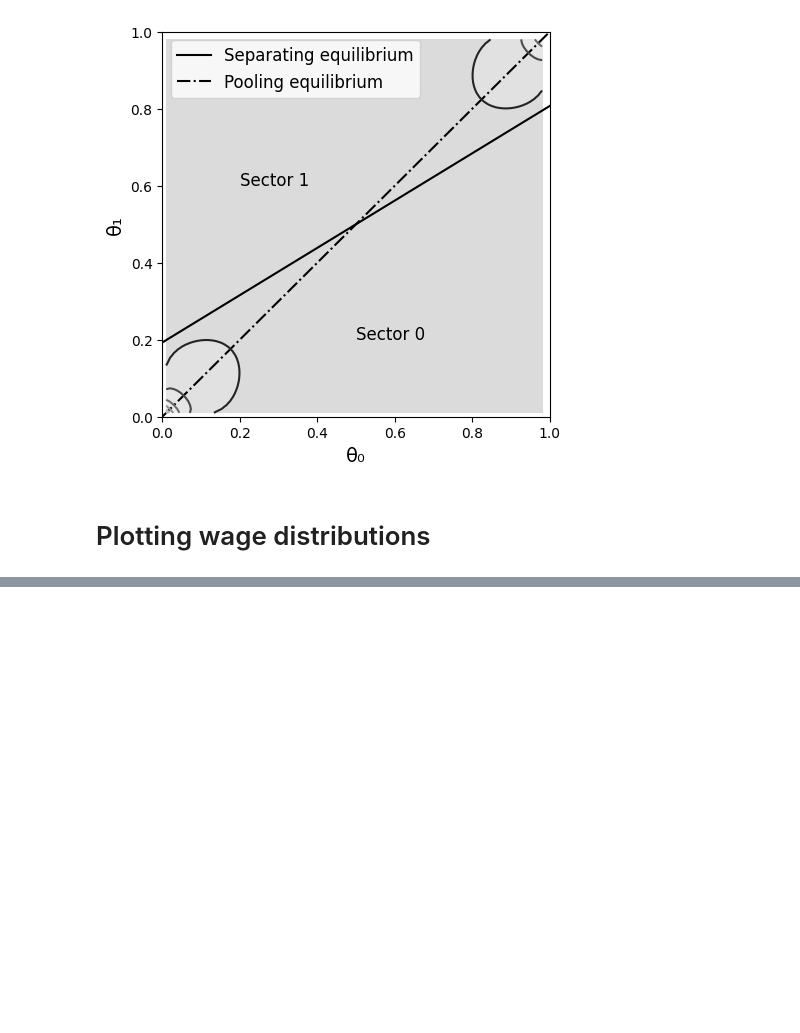
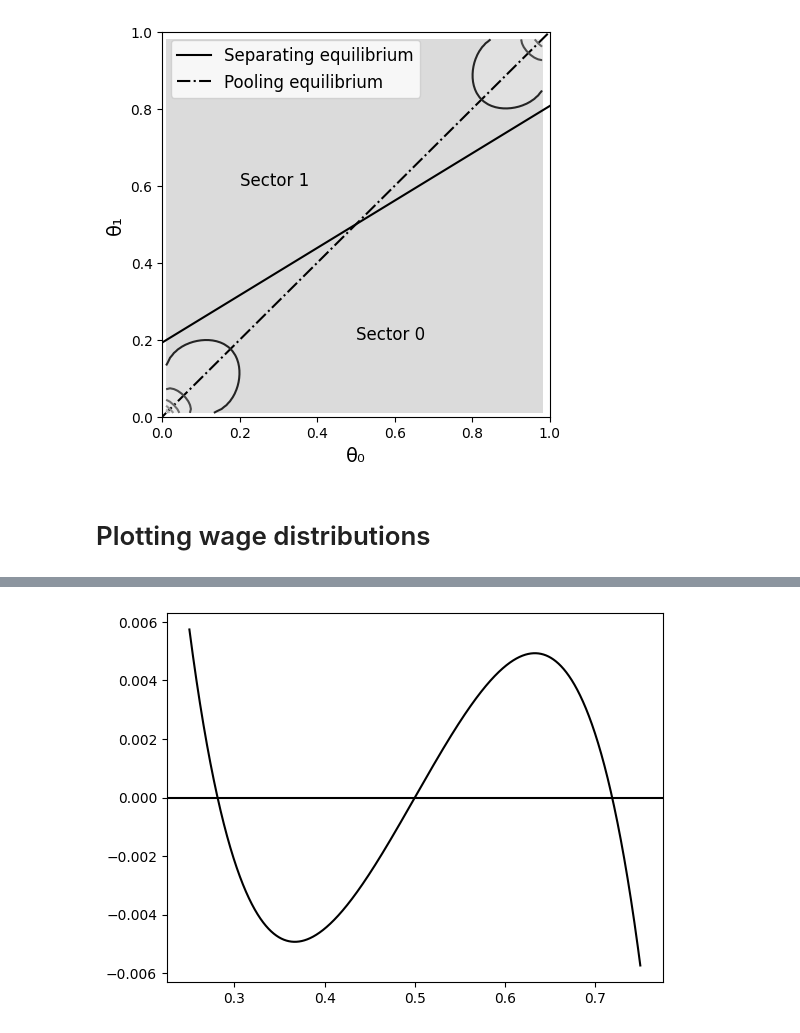
Before and after one commit to pwikman/general_equilibrium, a Jupyter notebook: notebooks/plots_n_stuff.ipynb, the cells around one changed output, grey strips where cells are left out. Cells and saved outputs as stored; diff of their text form; code cells hidden in the pictures; blank space fills up the shorter version.

```diff
--- a/notebooks/plots_n_stuff.ipynb
+++ b/notebooks/plots_n_stuff.ipynb
@@ -331,0 +337,18 @@ plt.savefig('twd2.pdf')
+# %%
+def agg_surplus_func(x,sig=0.45,gam=4,y=0):
+    p1 = x**(1-2*sig)
+    gg = (gam-1)/gam
+    dp1 = (1-2*sig)*x**(-2*sig)*(p1**(-1/(gam-1))*gg+x-y)
+    dp2 = p1*(1-(1-2*sig)*(1/gam)*x**(-(1-2*sig)/(gam-1)-1))
+    return dp1+dp2
+def leet(x):
+    return agg_surplus_func(x)-agg_surplus_func(1-x)
+d = np.arange(1/4, 3/4, 0.00001)
+vecfunc = np.vectorize(leet)
+T = vecfunc(d)
+plt.plot (d, T, 'k')
+
+plt.axhline(y=0, c="k", label="y=0")
+plt.show()
+# %% [output]
+[figure, added]
```
Also changed, not shown: parts of 19 cells of this notebook, 2 other files.
